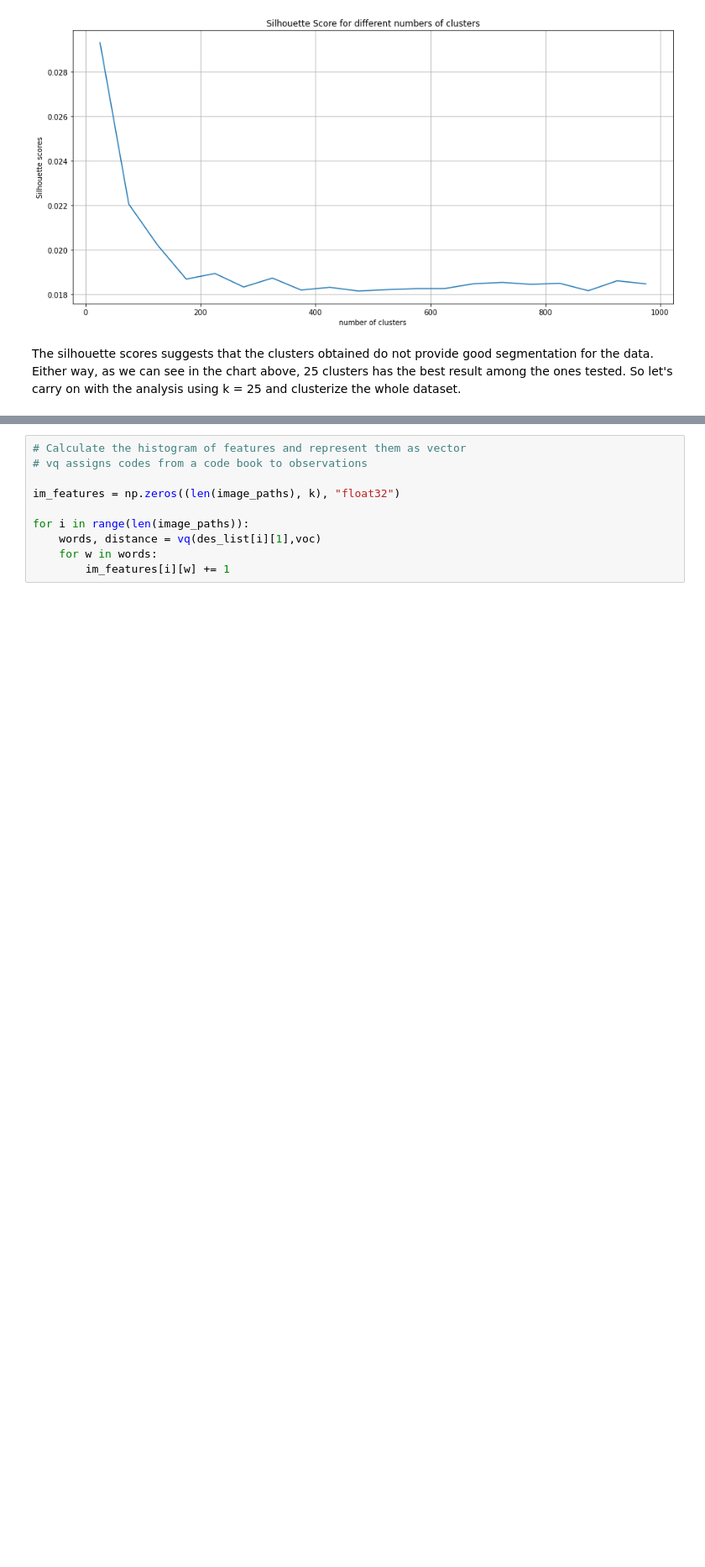
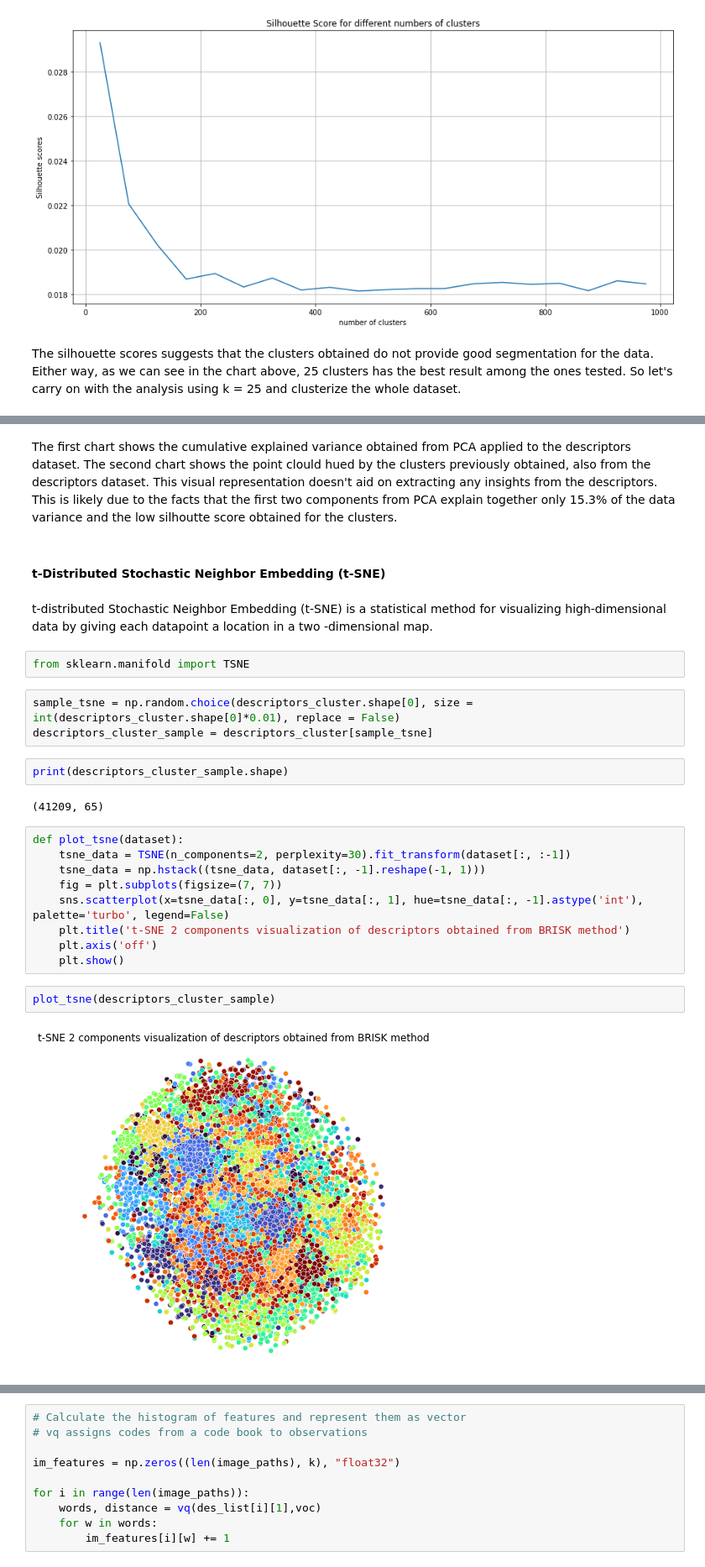
Before and after one commit to josealexandre-mecai/img-processing-2022, a Jupyter notebook: BOVW_Train.ipynb, the cells around one changed output, grey strips where cells are left out. Shown at 84% size. Saved outputs shown, nothing was run; the diff lists cells and outputs as text; blank space fills up the shorter version.

```diff
--- a/BOVW_Train.ipynb
+++ b/BOVW_Train.ipynb
@@ -172,0 +216,29 @@ variance
+# %% [markdown]
+The first chart shows the cumulative explained variance obtained from PCA applied to the descriptors dataset.
+The second chart shows the point clould hued by the clusters previously obtained, also from the descriptors dataset. This visual representation doesn't aid on extracting any insights from the descriptors. This is likely due to the facts that the first two components from PCA explain together only 15.3% of the data variance and the low silhoutte score obtained for the clusters.
+# %% [markdown]
+#### t-Distributed Stochastic Neighbor Embedding __(t-SNE)__
+# %% [markdown]
+t-distributed Stochastic Neighbor Embedding (t-SNE) is a statistical method for visualizing high-dimensional data by giving each datapoint a location in a two -dimensional map.
+# %%
+from sklearn.manifold import TSNE
+# %%
+sample_tsne = np.random.choice(descriptors_cluster.shape[0], size = int(descriptors_cluster.shape[0]*0.01), replace = False)
+descriptors_cluster_sample = descriptors_cluster[sample_tsne]
+# %%
+print(descriptors_cluster_sample.shape)
+# %% [output]
+(41209, 65)
+# %%
+def plot_tsne(dataset):
+    tsne_data = TSNE(n_components=2, perplexity=30).fit_transform(dataset[:, :-1])
+    tsne_data = np.hstack((tsne_data, dataset[:, -1].reshape(-1, 1)))
+    fig = plt.subplots(figsize=(7, 7))
+    sns.scatterplot(x=tsne_data[:, 0], y=tsne_data[:, 1], hue=tsne_data[:, -1].astype('int'), palette='turbo', legend=False)
+    plt.title('t-SNE 2 components visualization of descriptors obtained from BRISK method')
+    plt.axis('off')
+    plt.show()
+# %%
+plot_tsne(descriptors_cluster_sample)
+# %% [output]
+[figure, added]
```
Also changed, not shown: parts of 37 cells of this notebook, 1 other file.
